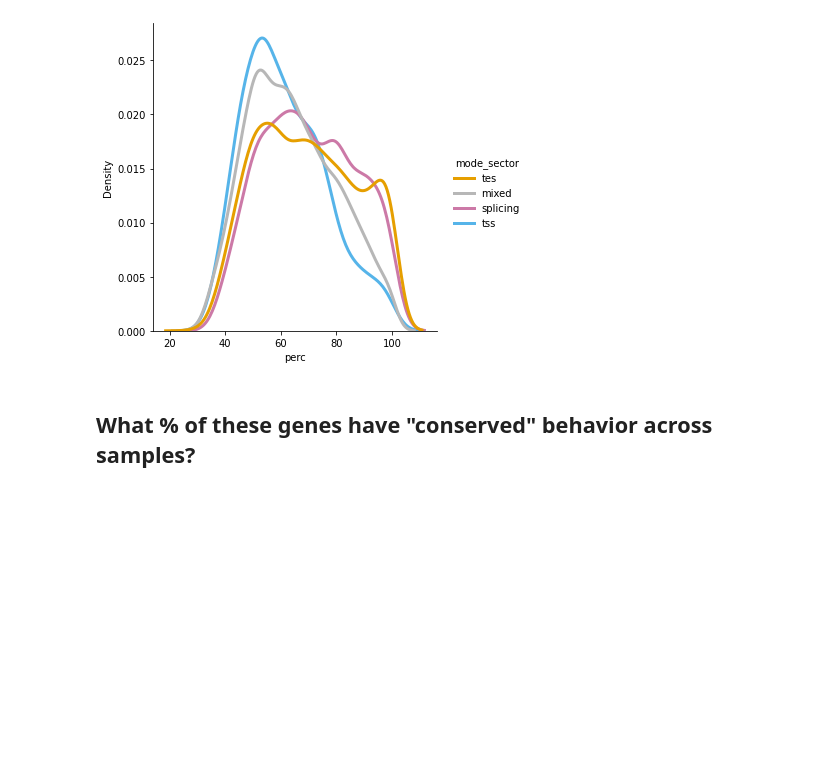
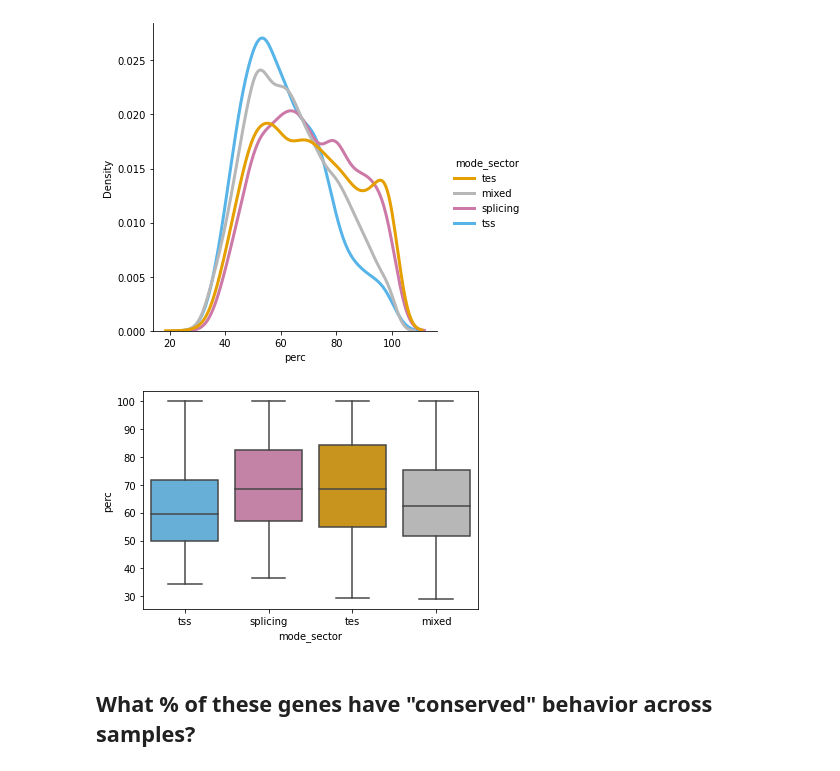
Before and after one commit to fairliereese/paper_rnawg, a Jupyter notebook: figures_revisions/revisions/sample_sector_conservation.ipynb, the cells around one changed output. Cells and saved outputs as stored; diff of their text form; code cells hidden in the pictures; blank space fills up the shorter version.

```diff
--- a/figures_revisions/revisions/sample_sector_conservation.ipynb
+++ b/figures_revisions/revisions/sample_sector_conservation.ipynb
@@ -195,6 +195,17 @@ ax = sns.displot(temp2,
                  common_norm=False)
 # %% [output]
 [figure]
+# %%
+temp.head()
+temp2 = temp.loc[temp.same_as_mode == True]
+c_dict, order = get_sector_colors(cats=temp2.mode_sector.unique().tolist())
+ax = sns.boxplot(temp2,
+                 y='perc',
+                 x='mode_sector',
+                order=order,
+                palette=c_dict)
+# %% [output]
+[figure, added]
 # %% [markdown]
 ## What % of these genes have "conserved" behavior across samples?
 # %%
```
Also changed, not shown: parts of 16 cells of this notebook, 4 other files.
